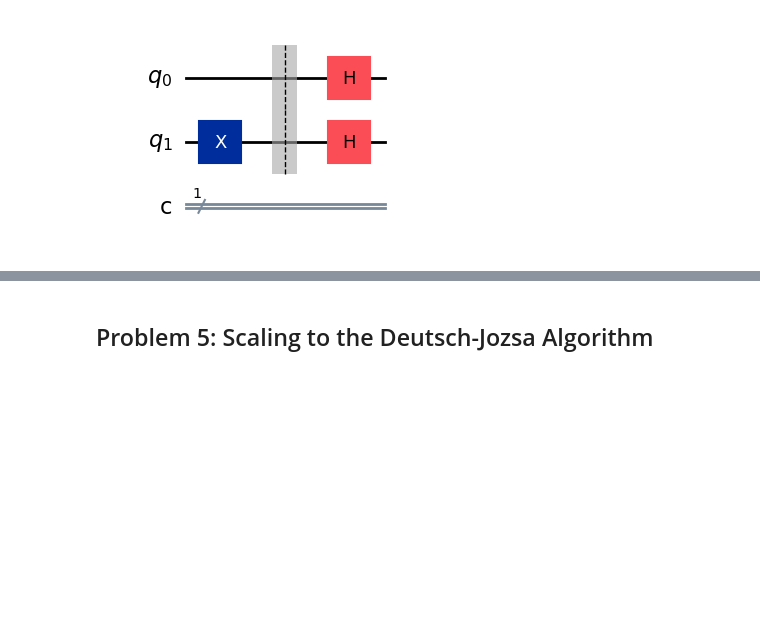
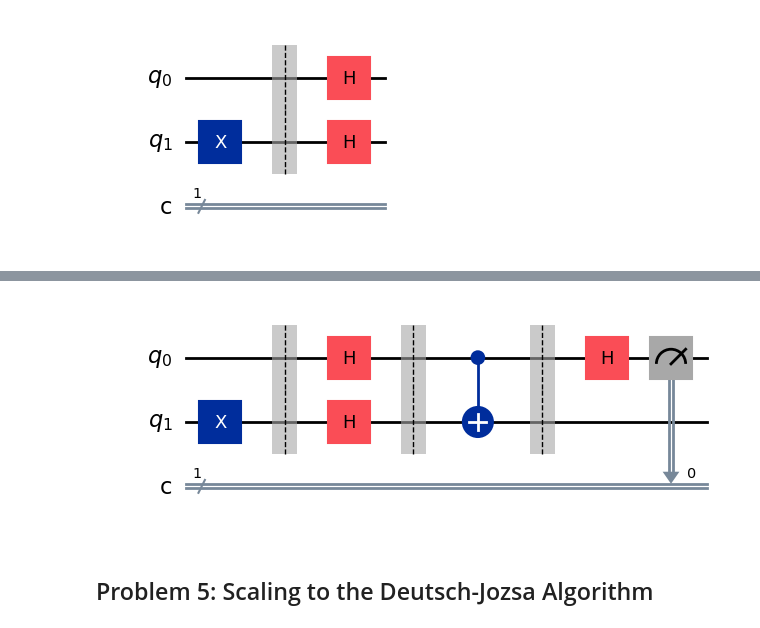
Before and after one commit to G00394925/emerging-technologies, a Jupyter notebook: problems.ipynb, the cells around one changed output, grey strips where cells are left out. Saved outputs shown, nothing was run; the diff lists cells and outputs as text; code cells hidden in the pictures; blank space fills up the shorter version.

```diff
--- a/problems.ipynb
+++ b/problems.ipynb
@@ -571,2 +636,20 @@ deutsch_s.draw(output='mpl')
+# %%
+# Create a full circuit composed of start, end and oracle
+full_circuit = qiskit.QuantumCircuit(2, 1)
+
+# Add beginning of circuit
+full_circuit.compose(deutsch_s, inplace=True)
+full_circuit.barrier()
+
+# Use identity oracle as example
+full_circuit.compose(oracle_1, inplace=True)
+full_circuit.barrier()
+
+# Add end of circuit
+full_circuit.compose(deutsch_e, inplace=True)
+
+full_circuit.draw(output='mpl')
+# %% [output]
+[figure, added]
 # %% [markdown]
 ## Problem 5: Scaling to the Deutsch-Jozsa Algorithm
```
Also changed, not shown: parts of 12 cells of this notebook.
